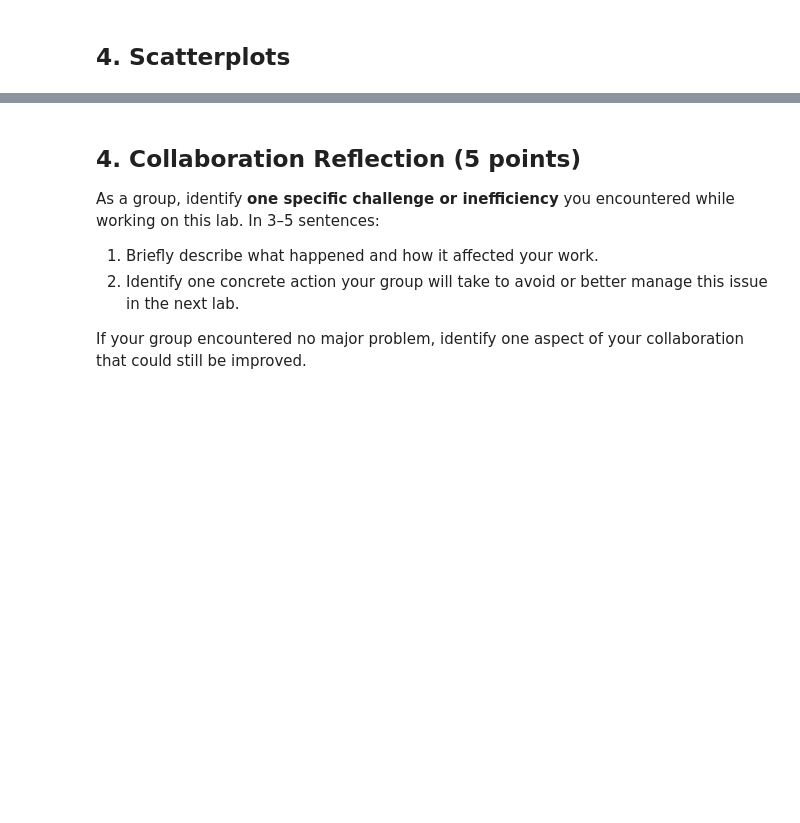
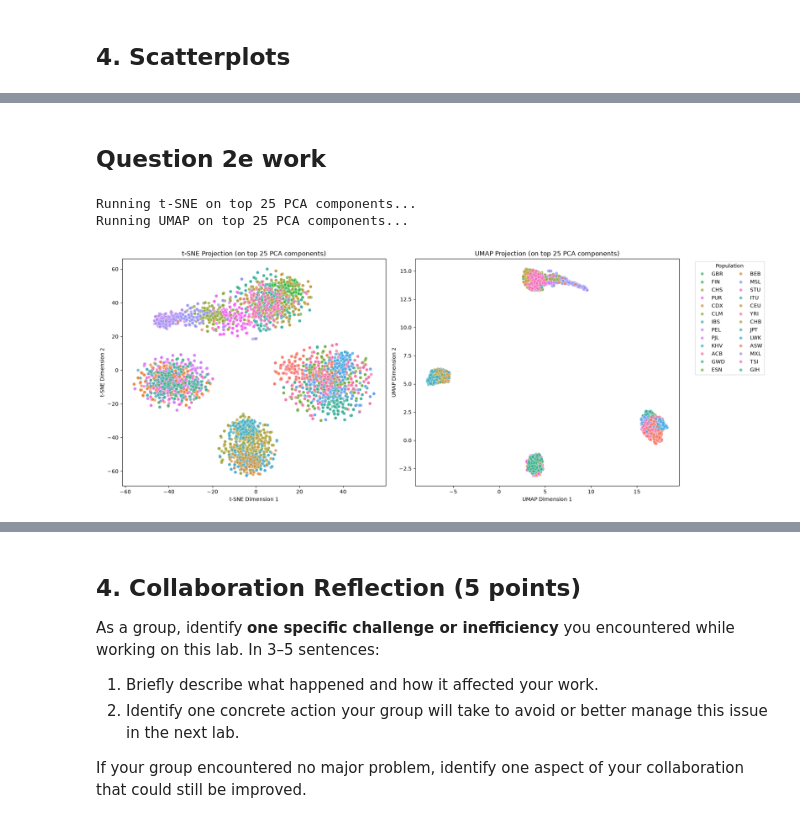
Before and after one commit to yxf9tv/03-tnse-and-umap, a Jupyter notebook: 03-tsne-and-umap.ipynb, the cells around one changed output, grey strips where cells are left out. Cells and saved outputs as stored; diff of their text form; code cells hidden in the pictures; blank space fills up the shorter version.

Commit message:
add question 2e work

```diff
--- a/03-tsne-and-umap.ipynb
+++ b/03-tsne-and-umap.ipynb
@@ -297,0 +343,50 @@ Dimensionality reduction completed
+# %% [markdown]
+## Question 2e work
+# %%
+# First reduce genotypes to the top 25 PCA components
+pca_25 = PCA(n_components=25, random_state=42)
+genotypes_pca25 = pca_25.fit_transform(genotypes_scaled)
+
+# Apply t-SNE on the top 25 PCA components
+print("Running t-SNE on top 25 PCA components...")
+tsne_pca25 = TSNE(n_components=2, random_state=42)
+tsne_pca25_results = tsne_pca25.fit_transform(genotypes_pca25)
+
+# Apply UMAP on the top 25 PCA components
+print("Running UMAP on top 25 PCA components...")
+umap_pca25_reducer = umap.UMAP(n_components=2, random_state=42)
+umap_pca25_results = umap_pca25_reducer.fit_transform(genotypes_pca25)
+
+# Create a DataFrame for easy plotting
+df_pca25 = pd.DataFrame({
+    'tSNE_PCA25_1': tsne_pca25_results[:, 0],
+    'tSNE_PCA25_2': tsne_pca25_results[:, 1],
+    'UMAP_PCA25_1': umap_pca25_results[:, 0],
+    'UMAP_PCA25_2': umap_pca25_results[:, 1],
+    'Population': labels
+})
+
+# Set up matplotlib figure
+fig, axes = plt.subplots(1, 2, figsize=(18, 7))
+
+# Plot t-SNE (PCA 25)
+sns.scatterplot(ax=axes[0], data=df_pca25, x='tSNE_PCA25_1', y='tSNE_PCA25_2', hue='Population', palette=color_dict, alpha=0.7, legend=False)
+axes[0].set_title('t-SNE Projection (on top 25 PCA components)')
+axes[0].set_xlabel('t-SNE Dimension 1')
+axes[0].set_ylabel('t-SNE Dimension 2')
+
+# Plot UMAP (PCA 25)
+sns.scatterplot(ax=axes[1], data=df_pca25, x='UMAP_PCA25_1', y='UMAP_PCA25_2', hue='Population', palette=color_dict, alpha=0.7)
+axes[1].set_title('UMAP Projection (on top 25 PCA components)')
+axes[1].set_xlabel('UMAP Dimension 1')
+axes[1].set_ylabel('UMAP Dimension 2')
+
+# Legend positioning
+axes[1].legend(bbox_to_anchor=(1.05, 1), loc='upper left', ncol=2, title='Population')
+
+plt.tight_layout()
+plt.show()
+# %% [output]
+Running t-SNE on top 25 PCA components...
+Running UMAP on top 25 PCA components...
+[figure, added]
```
Also changed, not shown: parts of 2 cells of this notebook.
